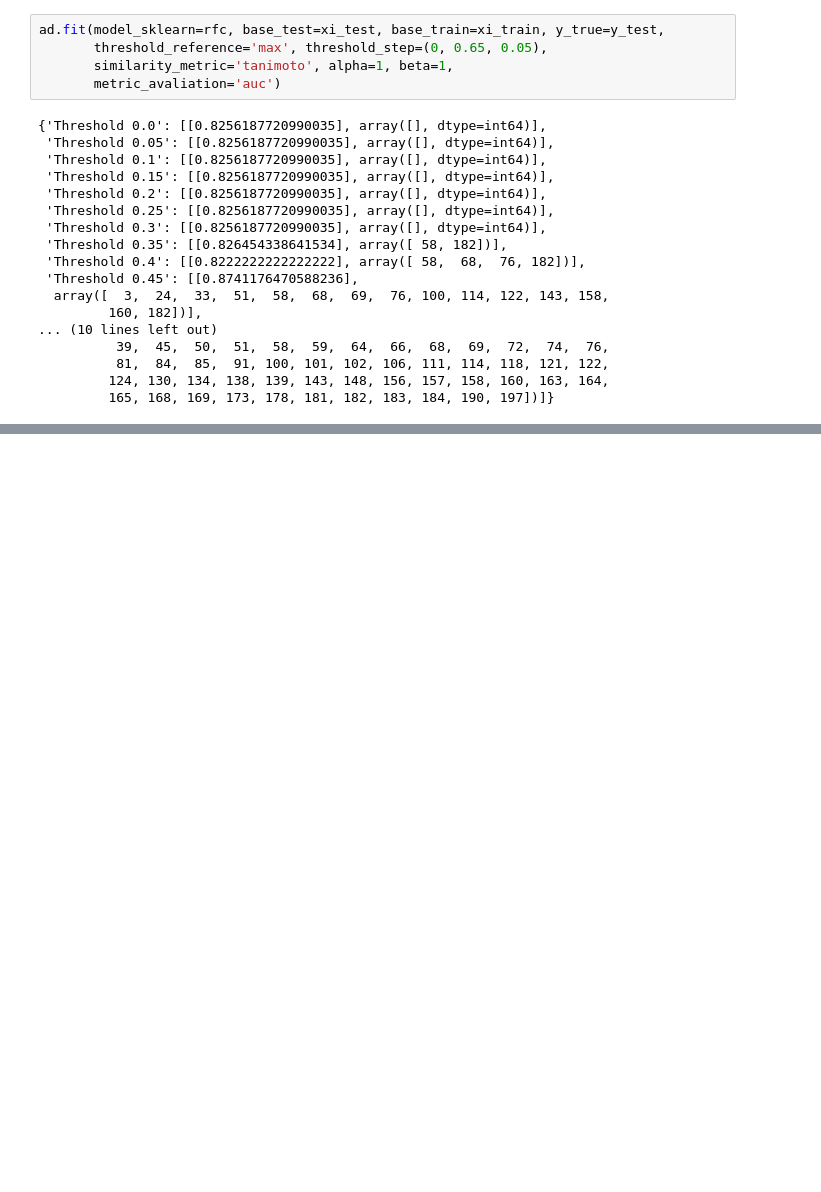
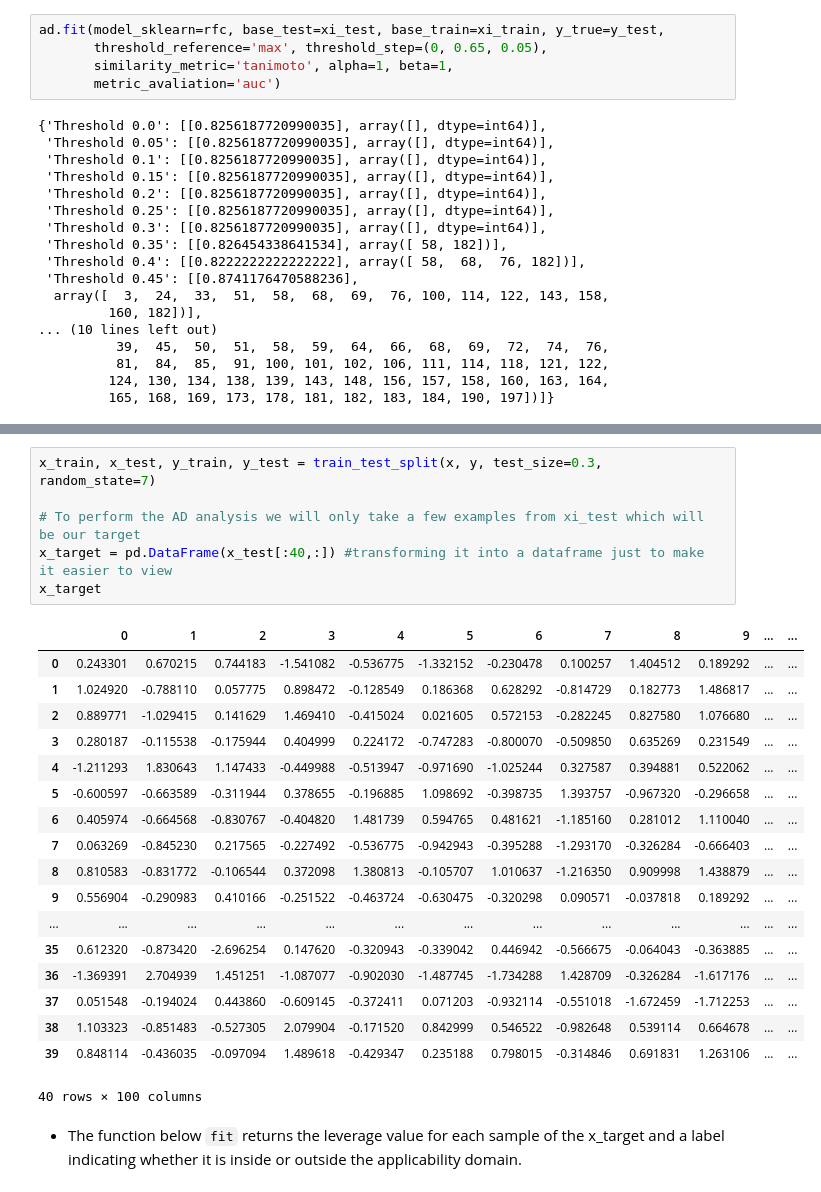
Before and after one commit to jeffrichardchemistry/pyADA, a Jupyter notebook: example/example_of_use.ipynb, the cells around one changed output, grey strips where cells are left out. Saved outputs shown, nothing was run; the diff lists cells and outputs as text; blank space fills up the shorter version.

```diff
--- a/example/example_of_use.ipynb
+++ b/example/example_of_use.ipynb
@@ -278,0 +329,27 @@ ad.fit(model_sklearn=rfc, base_test=xi_test, base_train=xi_train, y_true=y_test,
+# %%
+x_train, x_test, y_train, y_test = train_test_split(x, y, test_size=0.3, random_state=7)
+
+# To perform the AD analysis we will only take a few examples from xi_test which will be our target
+x_target = pd.DataFrame(x_test[:40,:]) #transforming it into a dataframe just to make it easier to view
+x_target
+# %% [output]
+|  | 0 | 1 | 2 | 3 | 4 | 5 | 6 | 7 | 8 | 9 | ... | ... |
+| 0 | 0.243301 | 0.670215 | 0.744183 | -1.541082 | -0.536775 | -1.332152 | -0.230478 | 0.100257 | 1.404512 | 0.189292 | ... | ... |
+| 1 | 1.024920 | -0.788110 | 0.057775 | 0.898472 | -0.128549 | 0.186368 | 0.628292 | -0.814729 | 0.182773 | 1.486817 | ... | ... |
+| 2 | 0.889771 | -1.029415 | 0.141629 | 1.469410 | -0.415024 | 0.021605 | 0.572153 | -0.282245 | 0.827580 | 1.076680 | ... | ... |
+| 3 | 0.280187 | -0.115538 | -0.175944 | 0.404999 | 0.224172 | -0.747283 | -0.800070 | -0.509850 | 0.635269 | 0.231549 | ... | ... |
+| 4 | -1.211293 | 1.830643 | 1.147433 | -0.449988 | -0.513947 | -0.971690 | -1.025244 | 0.327587 | 0.394881 | 0.522062 | ... | ... |
+| 5 | -0.600597 | -0.663589 | -0.311944 | 0.378655 | -0.196885 | 1.098692 | -0.398735 | 1.393757 | -0.967320 | -0.296658 | ... | ... |
+| 6 | 0.405974 | -0.664568 | -0.830767 | -0.404820 | 1.481739 | 0.594765 | 0.481621 | -1.185160 | 0.281012 | 1.110040 | ... | ... |
+| 7 | 0.063269 | -0.845230 | 0.217565 | -0.227492 | -0.536775 | -0.942943 | -0.395288 | -1.293170 | -0.326284 | -0.666403 | ... | ... |
+| 8 | 0.810583 | -0.831772 | -0.106544 | 0.372098 | 1.380813 | -0.105707 | 1.010637 | -1.216350 | 0.909998 | 1.438879 | ... | ... |
+| 9 | 0.556904 | -0.290983 | 0.410166 | -0.251522 | -0.463724 | -0.630475 | -0.320298 | 0.090571 | -0.037818 | 0.189292 | ... | ... |
+| ... | ... | ... | ... | ... | ... | ... | ... | ... | ... | ... | ... | ... |
+| 35 | 0.612320 | -0.873420 | -2.696254 | 0.147620 | -0.320943 | -0.339042 | 0.446942 | -0.566675 | -0.064043 | -0.363885 | ... | ... |
+| 36 | -1.369391 | 2.704939 | 1.451251 | -1.087077 | -0.902030 | -1.487745 | -1.734288 | 1.428709 | -0.326284 | -1.617176 | ... | ... |
+| 37 | 0.051548 | -0.194024 | 0.443860 | -0.609145 | -0.372411 | 0.071203 | -0.932114 | -0.551018 | -1.672459 | -1.712253 | ... | ... |
+| 38 | 1.103323 | -0.851483 | -0.527305 | 2.079904 | -0.171520 | 0.842999 | 0.546522 | -0.982648 | 0.539114 | 0.664678 | ... | ... |
+| 39 | 0.848114 | -0.436035 | -0.097094 | 1.489618 | -0.429347 | 0.235188 | 0.798015 | -0.314846 | 0.691831 | 1.263106 | ... | ... |
+40 rows × 100 columns
+# %% [markdown]
+- The function below `fit` returns the leverage value for each sample of the x_target and a label indicating whether it is inside or outside the applicability domain.
```
Also changed, not shown: parts of 16 cells of this notebook, 2 other files.
